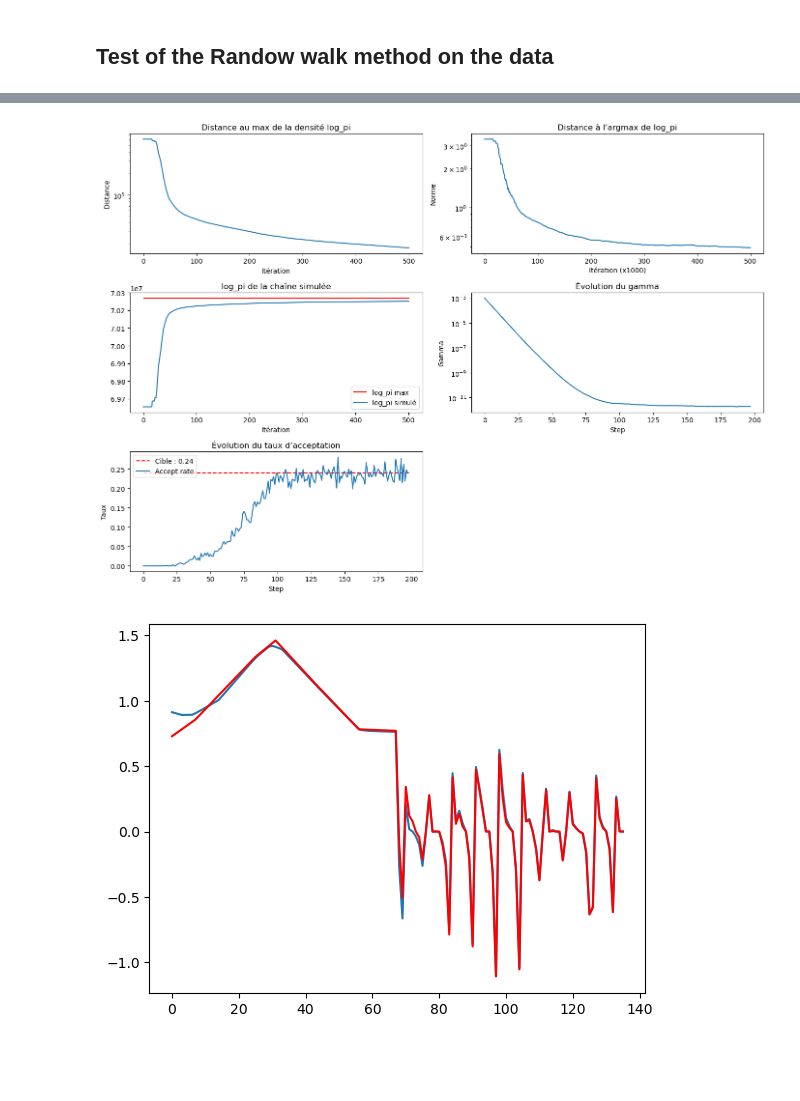
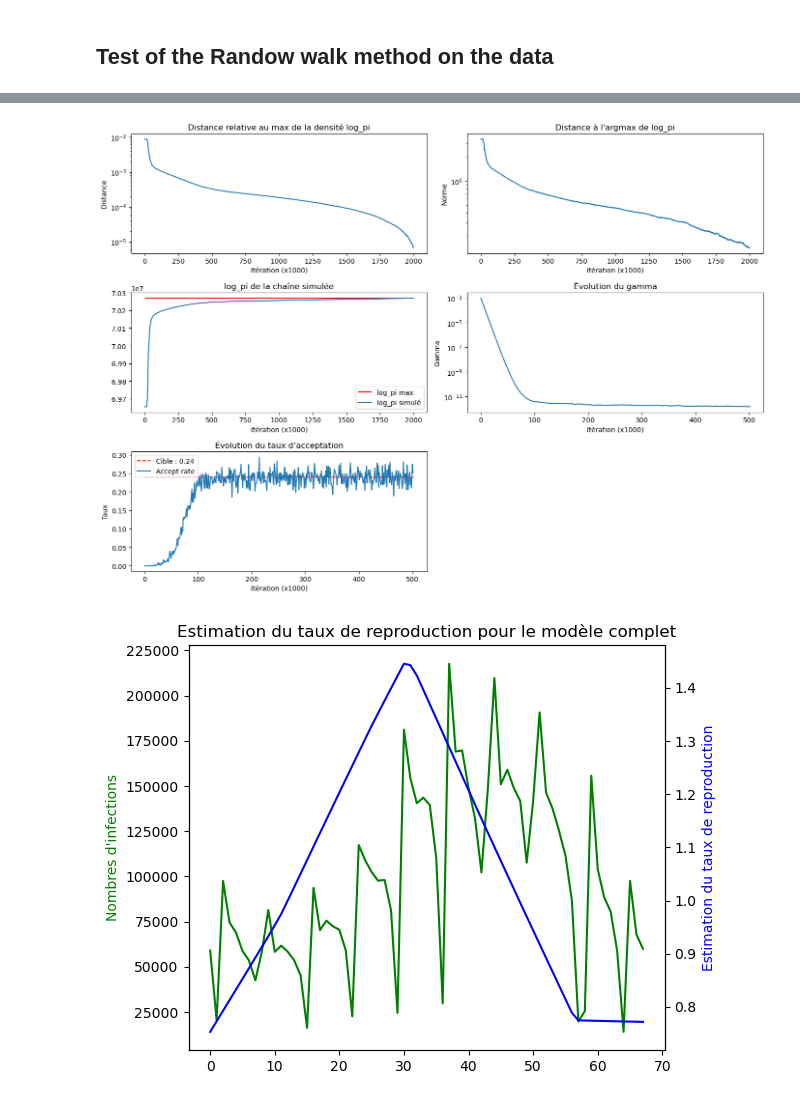
Before and after one commit to vetlerl/mcmc-epidemic, a Jupyter notebook: covid_graphics.ipynb, the cells around one changed output, grey strips where cells are left out. Drawn from its saved outputs; the diff is of its cells as text; code cells hidden in the pictures; blank space fills up the shorter version.

Commit message:
RW image simulation for 2e6 iterations, result in a local file, convergence plot and estimation plot

```diff
--- a/covid_graphics.ipynb
+++ b/covid_graphics.ipynb
@@ -61,8 +61,9 @@ np.savetxt("gammas.txt", gammas, fmt="%.12f")
 # %%
 #loading results
-theta_tab=np.loadtxt("theta.txt", delimiter='\t')
-accepts=np.loadtxt("accepts.txt")
-gammas=np.loadtxt("gammas.txt")
+data = np.load("resultats2MIL.npz")
+theta_tab = data["theta_tab"]
+accepts=data["accepts"]
+gammas=data["gammas"]
 # %%
 lambda_O = 0.05
 lambda_R = 3.5*np.std(Z)
@@ -80,9 +81,9 @@ fig, axes = plt.subplots(3, 2, figsize=(14, 10))
 axes = axes.flatten()  # plus simple pour indexer
 
 # 1. Distance au max de la densité log_pi
-axes[0].semilogy(np.abs(log_pi_tab - logpi_max))
-axes[0].set_title("Distance au max de la densité log_pi")
-axes[0].set_xlabel("Itération")
+axes[0].semilogy(np.abs(log_pi_tab - logpi_max)/logpi_max)
+axes[0].set_title("Distance relative au max de la densité log_pi")
+axes[0].set_xlabel("Itération (x1000)")
 axes[0].set_ylabel("Distance")
 
 # 2. Distance à l'argmax de la densité log_pi
@@ -96,19 +97,19 @@ axes[2].hlines(logpi_max, xmin=0, xmax=len(log_pi_tab), color='red', label="log_
 axes[2].plot(log_pi_tab, label="log_pi simulé")
 axes[2].set_title("log_pi de la chaîne simulée")
 axes[2].legend()
-axes[2].set_xlabel("Itération")
+axes[2].set_xlabel("Itération (x1000)")
 
 # 4. Évolution de gamma
 axes[3].semilogy(gammas)
 axes[3].set_title("Évolution du gamma")
-axes[3].set_xlabel("Step")
+axes[3].set_xlabel("Itération (x1000)")
 axes[3].set_ylabel("Gamma")
 
 # 5. Évolution du taux d’acceptation
 axes[4].hlines(0.24, xmin=0, xmax=len(accepts), linestyle='--', color='red', label="Cible : 0.24")
 axes[4].plot(accepts, label="Accept rate")
 axes[4].set_title("Évolution du taux d’acceptation")
-axes[4].set_xlabel("Step")
+axes[4].set_xlabel("Itération (x1000)")
 axes[4].set_ylabel("Taux")
 axes[4].legend()
 
@@ -118,11 +119,21 @@ fig.delaxes(axes[5])
 plt.tight_layout()
 plt.show()
 # %% [output]
-[figure, old version]
+[figure, new version]
 # %%
-plt.figure()
-plt.plot(theta_tab[-1,:])
-plt.plot(MAP,color='red')
+R_hat,O_hat=np.split(theta_tab[-1,:],2)
+fig, ax1 = plt.subplots()
+
+ax2 = ax1.twinx()  # deuxième axe y indépendant mais même axe x
+
+ax1.plot(Z, 'g-')
+ax2.plot(R_hat, 'b-')
+
+ax1.set_ylabel('Nombres d\'infections', color='g')
+ax2.set_ylabel('Estimation du taux de reproduction', color='b')
+plt.title("Estimation du taux de reproduction pour le modèle complet")
+
+fig.tight_layout()
 plt.show()
 # %% [output]
-[figure, old version]
+[figure, new version]
```
Also changed, not shown: parts of 5 cells of this notebook.
